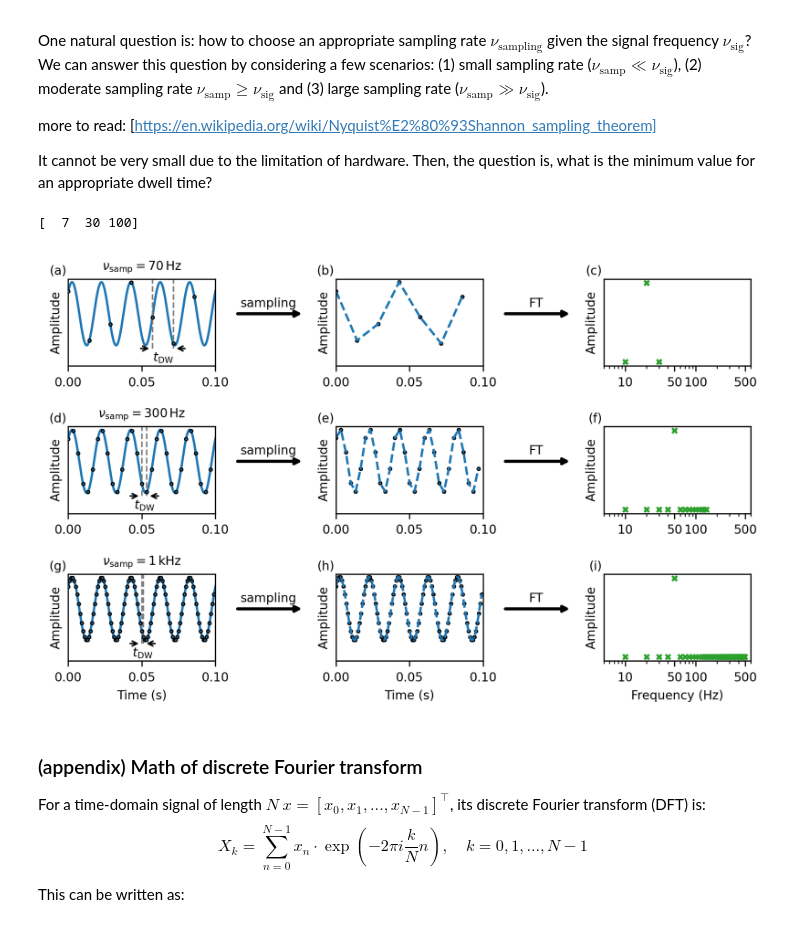
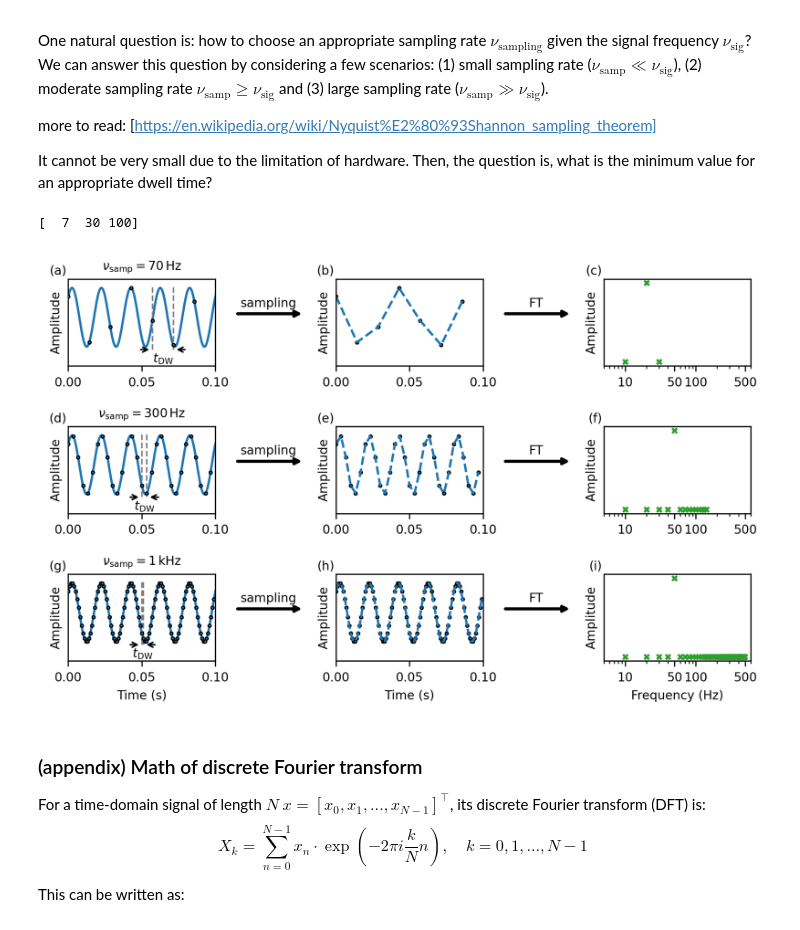
Before and after one commit to Yuzhe98/Lab-Course-Magnetic-Resonance, a Jupyter notebook: src/FT-and-NMR.ipynb, the cells around one changed output. Cells and saved outputs as stored; diff of their text form; code cells hidden in the pictures.

Commit message:
updated figures

```diff
--- a/src/FT-and-NMR.ipynb
+++ b/src/FT-and-NMR.ipynb
@@ -339,7 +339,7 @@ for i, ax in enumerate(list(axs[:, 0])):
     ax.set_title(titles[i])
     ax.set_ylabel("Amplitude")
     ax.set_xlim(0, 0.1)
-    ax.set_ylim(bottom=-1.65)
+    ax.set_ylim(bottom=-1.65, top=1.3)
     vline_left_index = np.argmin(np.abs(timeStamp - 0.05))
     vline_right_index = vline_left_index + 1
     vline_left = timeStamp[vline_left_index]
@@ -406,7 +406,7 @@ for i, ax in enumerate([axs[0, mid_ind], axs[1, mid_ind], axs[2, mid_ind]]):
     # ax.set_title("Discrete signal")
     ax.set_ylabel("Amplitude")
     ax.set_xlim(0, 0.1)
-    ax.set_ylim(bottom=-1.65)
+    ax.set_ylim(bottom=-1.65, top=1.3)
 axs[2, mid_ind].set_xlabel("Time (s)")
 
 # --- Middle right plots: Arrow with transform labels ---
@@ -482,34 +482,34 @@ for i, ax in enumerate(axs[0, 0:5:2]):
         color="k",
     )
 for i, ax in enumerate(axs[1, 0:5:2]):
     # xleft, xright = ax.get_xlim()
     # ybottom, ytop = ax.get_ylim()
     ax.text(
         -0.013,
         1.02,
         s="(" + chr(i + ord("d")) + ")",
         transform=ax.transAxes,
         ha="right",
         va="bottom",
         color="k",
     )
 for i, ax in enumerate(axs[2, 0:5:2]):
     # xleft, xright = ax.get_xlim()
     # ybottom, ytop = ax.get_ylim()
     ax.text(
         -0.013,
         1.02,
         s="(" + chr(i + ord("g")) + ")",
         transform=ax.transAxes,
         ha="right",
         va="bottom",
         color="k",
     )
 
 plt.show()
 # %% [output]
 [  7  30 100]
-[figure, old version]
+[figure, new version]
 # %% [markdown]
 
 ### (appendix) Math of discrete Fourier transform
```
Also changed, not shown: 5 other files.
